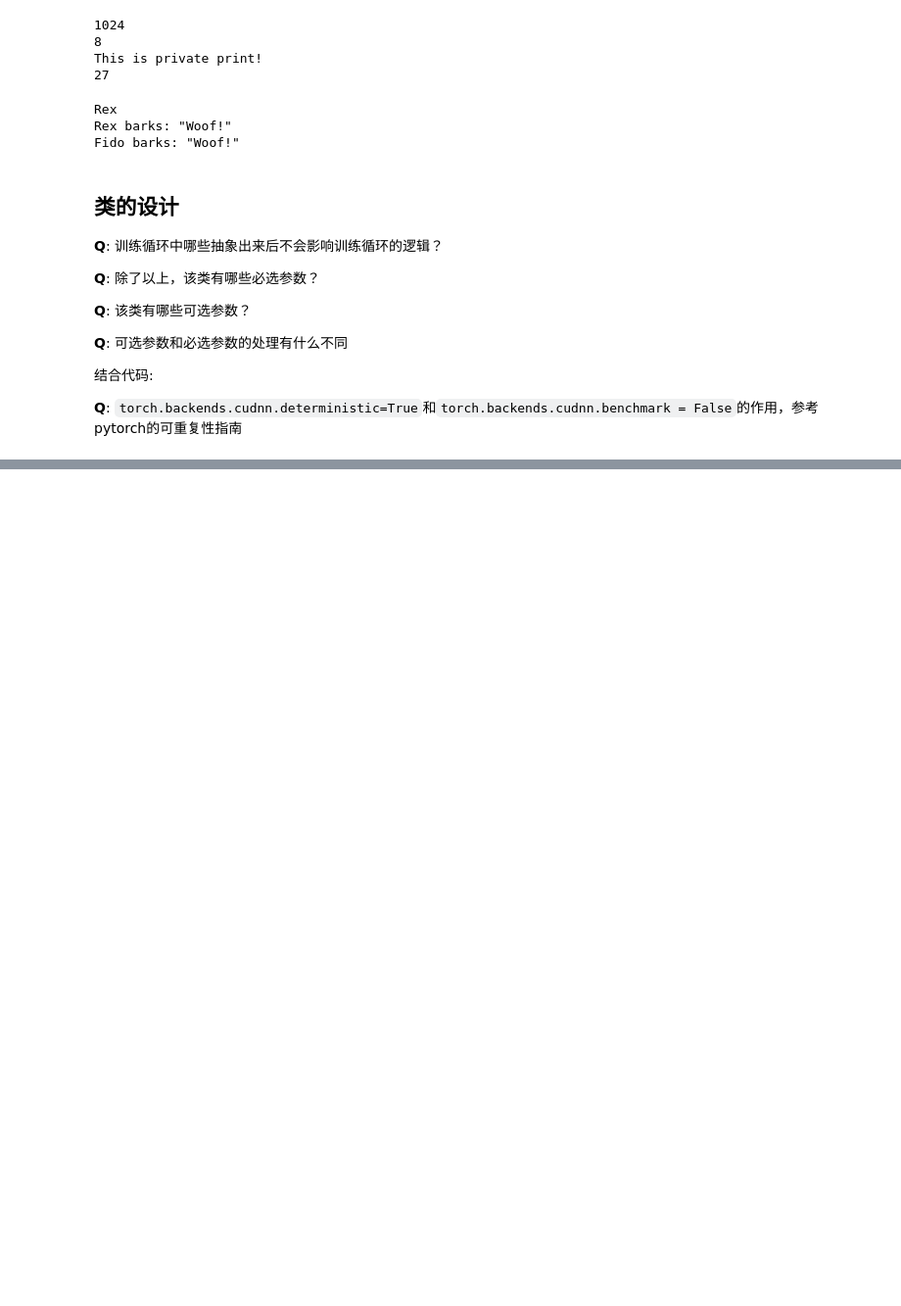
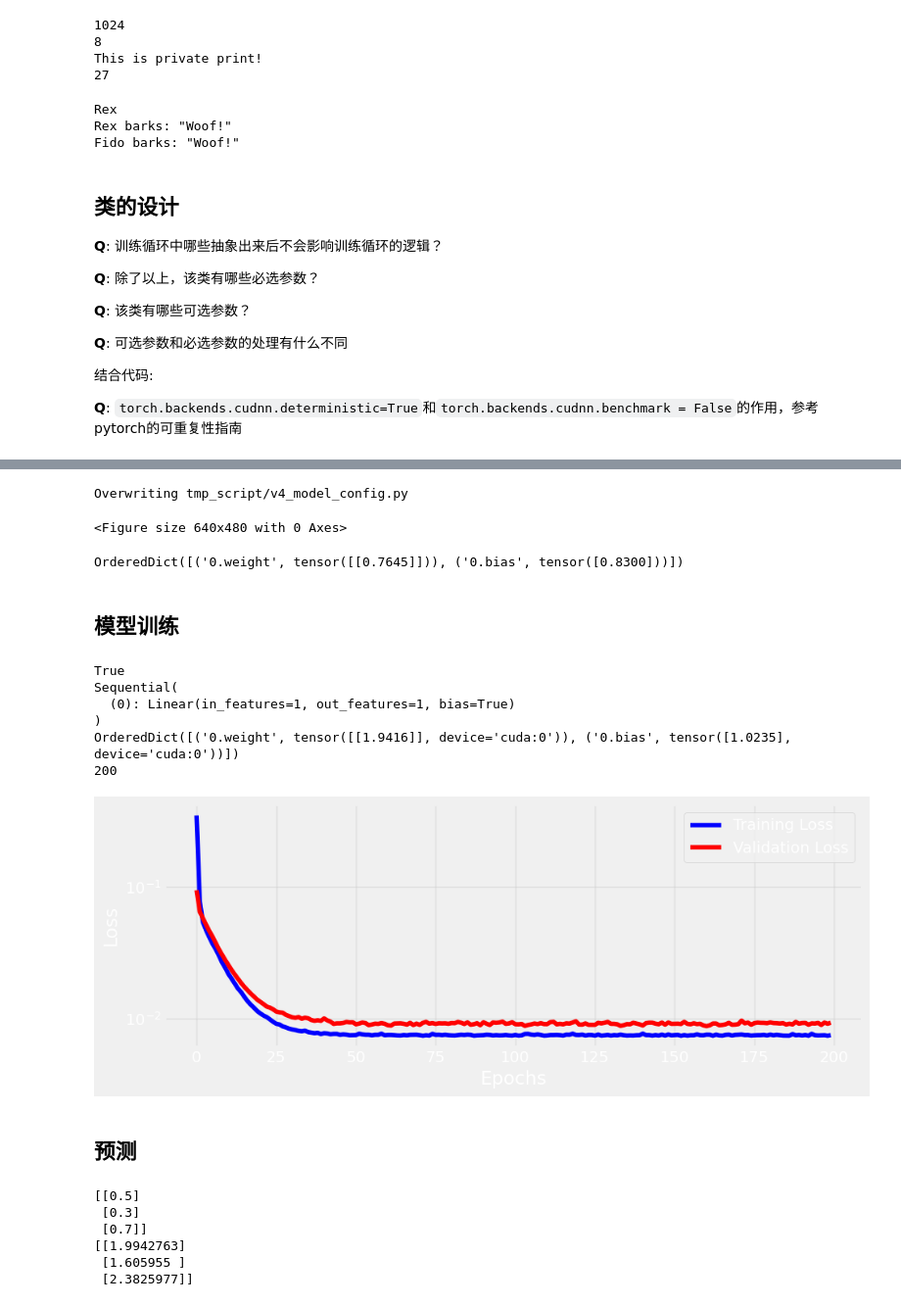
Before and after one commit to jhonprice/PyTorchStepByStep, a Jupyter notebook: runtest/ch02-1.ipynb, the cells around one changed output, grey strips where cells are left out. Shown at 98% size. Cells and saved outputs as stored; diff of their text form; code cells hidden in the pictures; blank space fills up the shorter version.

```diff
--- a/runtest/ch02-1.ipynb
+++ b/runtest/ch02-1.ipynb
@@ -124,7 +124,7 @@ class StepByStep(object):
         ## 参数
         self.losses = []
         self.val_losses = []
-        self.total_steps = 0
+        self.total_epochs = 0
         ## 处理逻辑
         self.train_step = self._make_train_step()
         self.val_step =  self._make_val_step()
@@ -352,0 +353,78 @@ print(model.state_dict())
+# %%
+%%writefile tmp_script/v4_model_config.py
+
+torch.manual_seed(42)
+
+lr = 0.1
+
+model = nn.Sequential(nn.Linear(1, 1))
+
+optim_sgd = optim.SGD(model.parameters(), lr=lr)
+
+loss_fn = nn.MSELoss(reduction='mean')
+# %% [output]
+Overwriting tmp_script/v4_model_config.py
+# %%
+# 运行和验证
+
+# 数据准备
+%run -i tmp_script/v2_data_pre.py
+
+# 模型准备
+
+%run -i tmp_script/v4_model_config.py
+
+# 验证
+
+print(model.state_dict())
+# %% [output]
+<Figure size 640x480 with 0 Axes>
+OrderedDict([('0.weight', tensor([[0.7645]])), ('0.bias', tensor([0.8300]))])
+# %% [markdown]
+## 模型训练
+# %%
+# 程序2-111: 模型训练
+
+sbs = StepByStep(model,loss_fn,optim_sgd)
+sbs.set_loader(train_loader,val_loader)
+sbs.set_tensorboard('classy')
+
+# 注意: 属性都是浅拷贝
+
+print(sbs.model == model)
+print(sbs.model)
+
+# 训练
+sbs.train(n_epochs=200)
+# 验证结果
+
+print(model.state_dict())
+print(sbs.total_epochs)
+
+# 可视化
+
+fig = sbs.plot_losses()
+# %% [output]
+True
+Sequential(
+  (0): Linear(in_features=1, out_features=1, bias=True)
+)
+OrderedDict([('0.weight', tensor([[1.9416]], device='cuda:0')), ('0.bias', tensor([1.0235], device='cuda:0'))])
+200
+[figure, added]
+# %% [markdown]
+## 预测
+# %%
+# 程序2-112: 模型训练
+new_data = np.array([.5,.3,.7]).reshape(-1,1)
+print(new_data)
+
+predictions = sbs.predict(new_data)
+print(predictions)
+# %% [output]
+[[0.5]
+ [0.3]
+ [0.7]]
+[[1.9942763]
+ [1.605955 ]
+ [2.3825977]]
```
Also changed, not shown: parts of 9 cells of this notebook, 2 other files.
